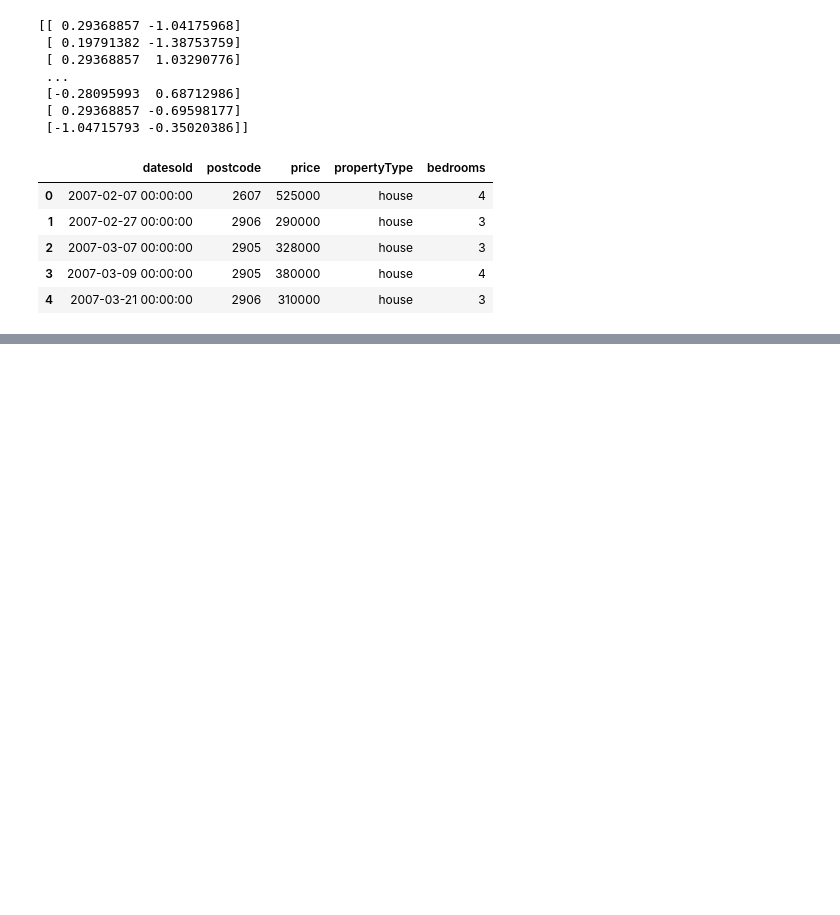
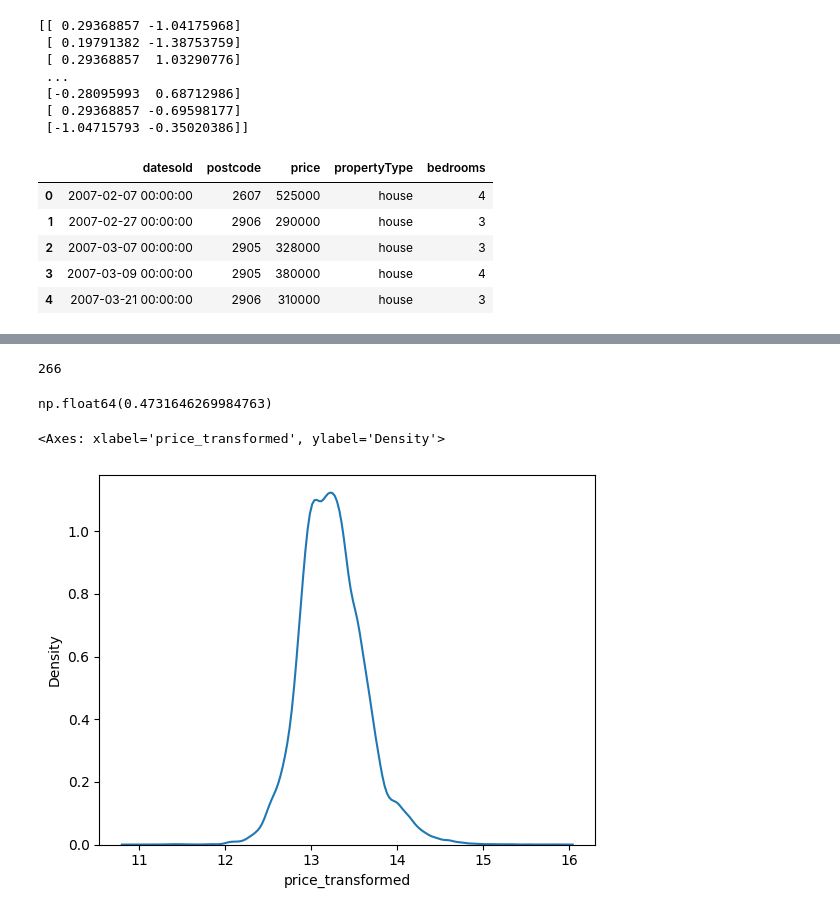
Before and after one commit to RRAJ644/Exploratory-Data-Analysis, a Jupyter notebook: Exploratory_data_analysis.ipynb, the cells around one changed output, grey strips where cells are left out. Cells and saved outputs as stored; diff of their text form; code cells hidden in the pictures; blank space fills up the shorter version.

```diff
--- a/Exploratory_data_analysis.ipynb
+++ b/Exploratory_data_analysis.ipynb
@@ -267,0 +310,14 @@ def findAnomalies(data):
+# %%
+list2 = findAnomalies(data.price_transformed)
+print(len(list2))
+# %% [output]
+266
+# %%
+data.price_transformed.skew()
+# %% [output]
+np.float64(0.4731646269984763)
+# %%
+sns.kdeplot(data.price_transformed)
+# %% [output]
+<Axes: xlabel='price_transformed', ylabel='Density'>
+[figure, added]
```
Also changed, not shown: parts of 8 cells of this notebook.
